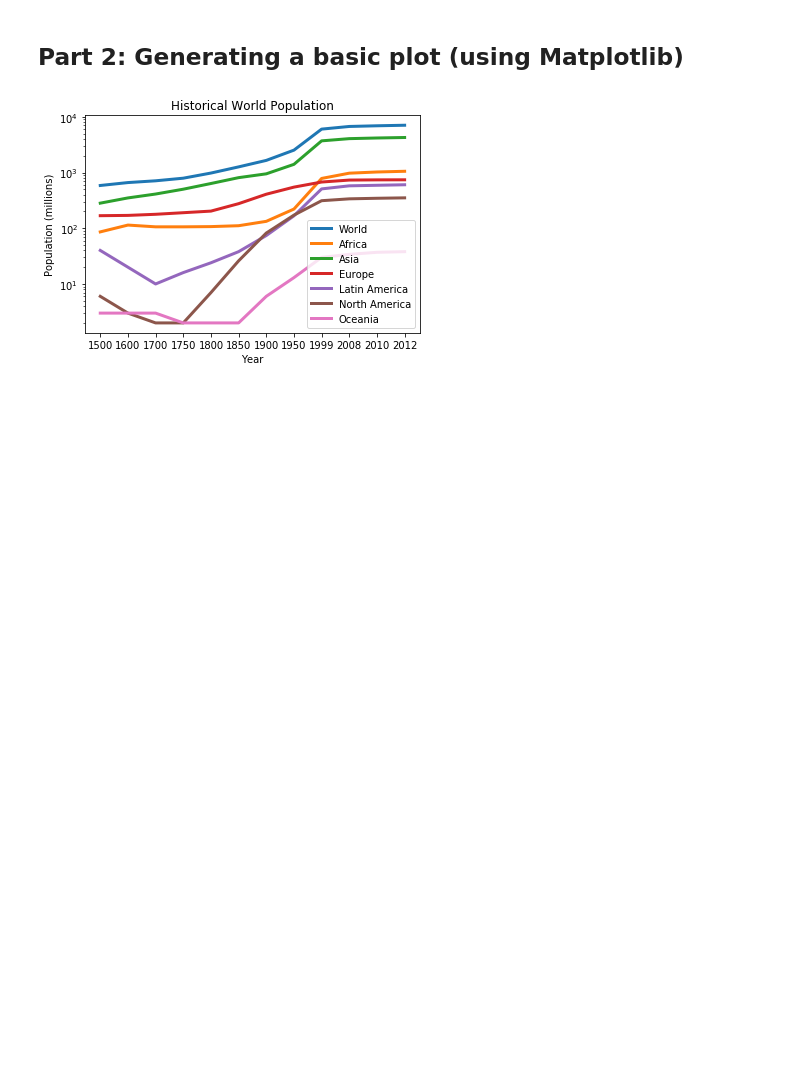
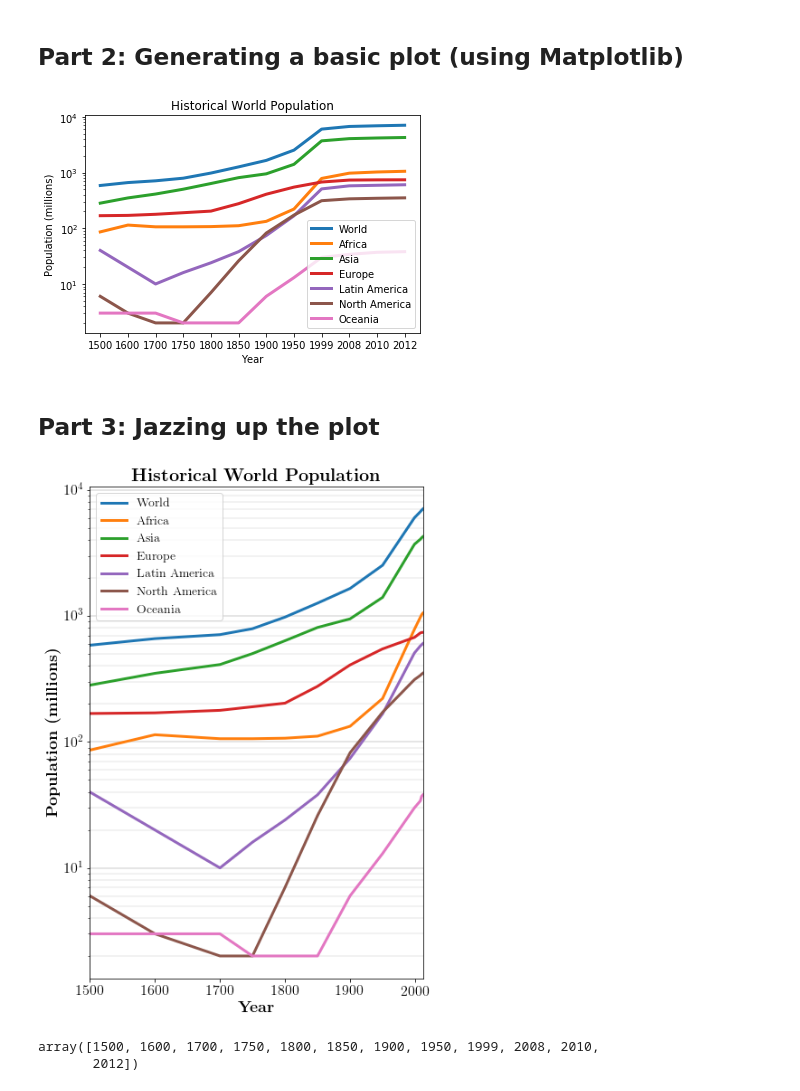
Before and after one commit to rtreharne/python_for_researchers, a Jupyter notebook: jupyter_notebooks/world_population/Py4Res Pandas and Visualisation Mini .ipynb, the cells around one changed output. Drawn from its saved outputs; the diff is of its cells as text; code cells hidden in the pictures; blank space fills up the shorter version.

Commit message:
video part 3 uploaded

```diff
--- a/jupyter_notebooks/world_population/Py4Res Pandas and Visualisation Mini .ipynb
+++ b/jupyter_notebooks/world_population/Py4Res Pandas and Visualisation Mini .ipynb
@@ -107,0 +110,44 @@ plt.show()
+# %% [markdown]
+## Part 3: Jazzing up the plot
+# %%
+# TODO:
+# Adjust figure size
+# Adjust font sizes (tick and axis labels)
+# Make x-axis labels integers instead of strings
+# Change the x-limits
+# Set some gridlines
+# Save the figure as .eps
+
+plt.rc('text', usetex=True)
+plt.rc('font', family='serif')
+
+height = 10
+width = 0.66*height
+
+# Setup figure and axis
+fig, ax = plt.subplots(figsize=(width, height))
+
+# Plot each row as a line
+for row in df_filtered.iterrows():
+    ax.plot(row[1], label=row[0], linewidth=3)
+
+# Set title and axis labels
+ax.set_xlabel(r'$\textbf{Year}$', fontsize=18)
+ax.set_ylabel(r'$\textbf{Population (millions)}$', fontsize=18)
+ax.set_title(r'$\textbf{Historical World Population}$', fontsize=20)
+ax.tick_params(labelsize=16)
+
+ax.set_xlim(1500, 2012)
+
+ax.grid(which='minor', linewidth=0.2, color='grey')
+ax.grid(which='major', linewidth=0.4, color='grey', axis='y')
+
+# Include a legend
+ax.legend(fontsize=14)
+
+# Use a logarithmic y scale
+ax.set_yscale("log")
+
+plt.show()
+# %% [output]
+[figure, added]
@@ -107,0 +158,5 @@ plt.show()
+# %%
+df_filtered.columns.values
+# %% [output]
+array([1500, 1600, 1700, 1750, 1800, 1850, 1900, 1950, 1999, 2008, 2010,
+       2012])
```
Also changed, not shown: parts of 5 cells of this notebook, 10 other files.
